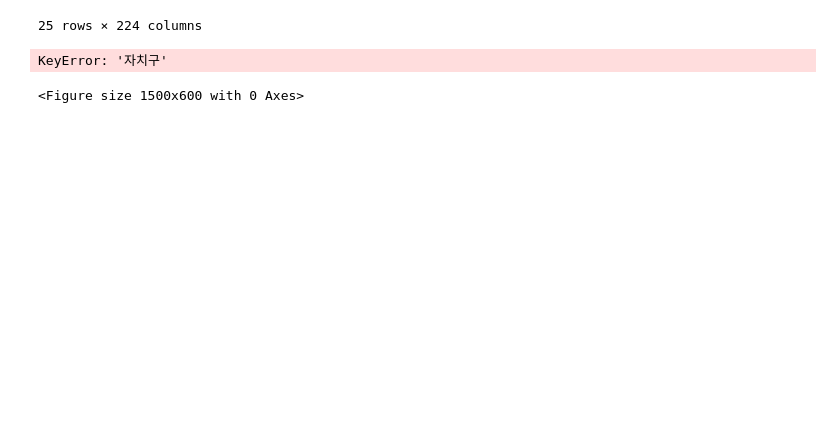
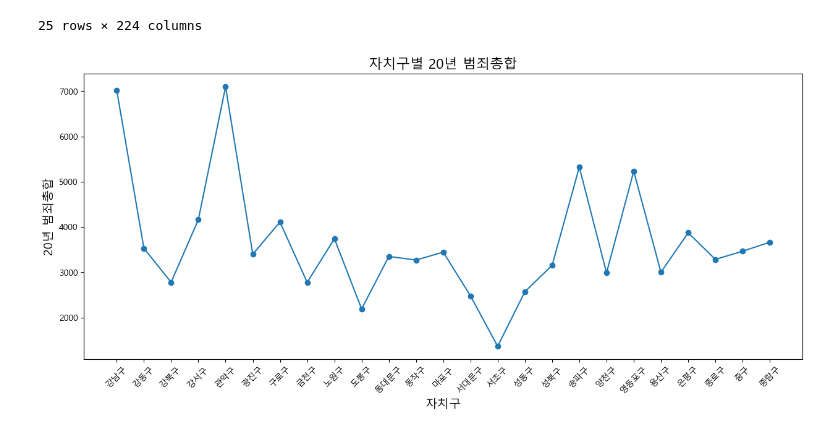
Before and after one commit to BanSugyeong/Crime-Alert-Service, a Jupyter notebook: crime/crime_데이터양식.ipynb, the cells around one changed output. Saved outputs shown, nothing was run; the diff lists cells and outputs as text; code cells hidden in the pictures; blank space fills up the shorter version.

```diff
--- a/crime/crime_데이터양식.ipynb
+++ b/crime/crime_데이터양식.ipynb
@@ -202,24 +202,25 @@ df
 | 24 | 중랑구 | 1 | 0 | 14 | 112 | 153 | 0 | 0 | 15 | ... |
 25 rows × 224 columns
 # %%
+# 2020년 범죄 총합 시각화
 import matplotlib.pyplot as plt
 
+plt.rcParams['font.family'] = 'Malgun Gothic'
 # 그래프의 크기를 설정합니다.
 plt.figure(figsize=(15, 6))
 
 # 자치구를 x축으로, 20년 범죄총합을 y축으로 하는 선 그래프를 그립니다.
-plt.plot(data['자치구'], data['20년_범죄총합'], marker='o', linestyle='-')
+plt.plot(df['자치구'], df['20년_범죄총합'], marker='o', linestyle='-')
 
 # x축 레이블 회전
 plt.xticks(rotation=45)
 
 # 그래프의 타이틀과 축 레이블을 추가합니다.
 plt.title('자치구별 20년 범죄총합', fontsize=16)
 plt.xlabel('자치구', fontsize=14)
 plt.ylabel('20년 범죄총합', fontsize=14)
 
 # 그래프를 표시합니다.
 plt.show()
 # %% [output]
-KeyError: '자치구'
-<Figure size 1500x600 with 0 Axes>
+[figure, added]
```
Also changed, not shown: parts of 2 cells of this notebook.
